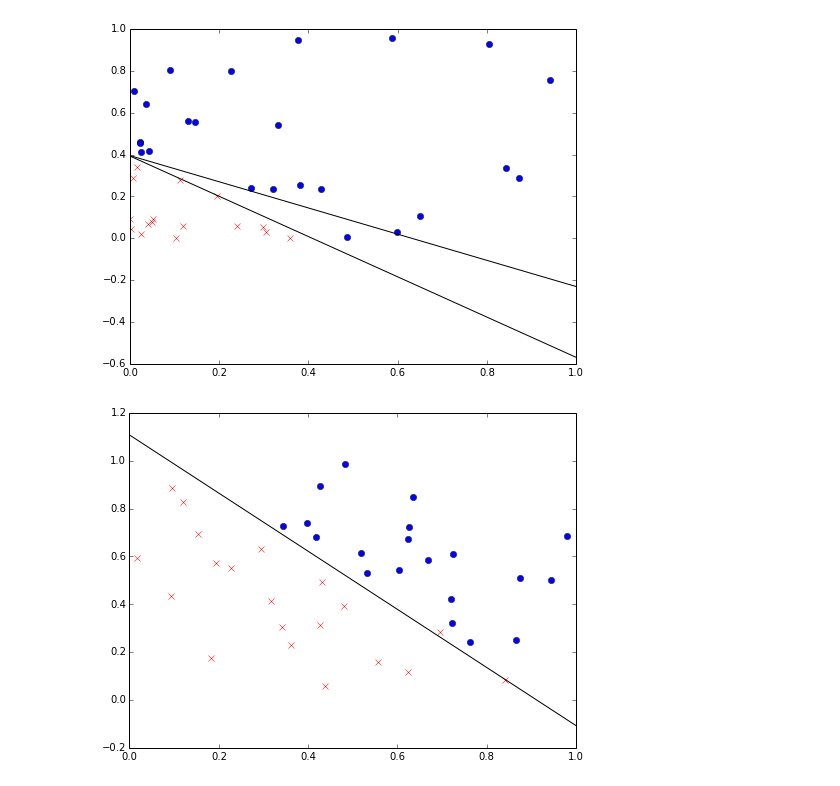
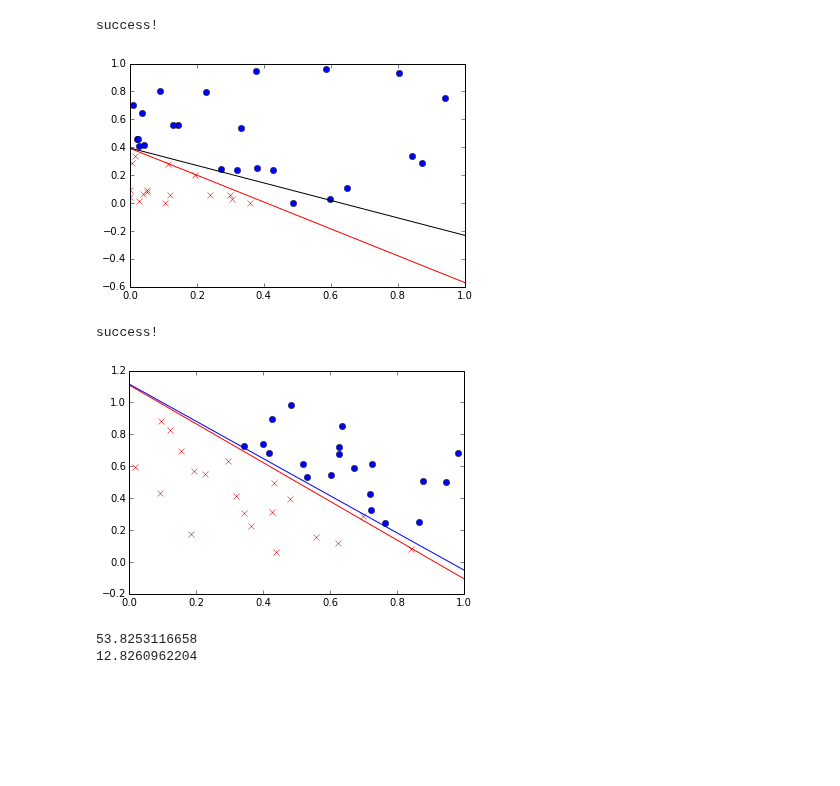
Before and after one commit to Chuphay/school, a Jupyter notebook: ML/Non_linear.ipynb, the cells around one changed output. Saved outputs shown, nothing was run; the diff lists cells and outputs as text; code cells hidden in the pictures; blank space fills up the shorter version.

Commit message:
added square error

```diff
--- a/ML/Non_linear.ipynb
+++ b/ML/Non_linear.ipynb
@@ -8,11 +12,11 @@ def plot_data(data, target):
             plot(data[i][0],data[i][1],c = 'r', marker = 'x')
         else:
             plot(data[i][0],data[i][1],c = 'b', marker = 'o')
-def plot_perceptron(w):
+def plot_perceptron(w, c = 'k'):
     x = linspace(0,1,100)
     slope = -w[1]/w[2]
     intercept = - w[0]/w[2]
-    plot(x,slope*x +intercept,'k')
+    plot(x,slope*x +intercept,c)
 # %%
 
 seed(131)
@@ -50,35 +54,37 @@ for i in range(length):
 # %%
 
 new_data = array(new_data)
 def linear_regression(data, target):
 
     x = hstack((np.ones((data.shape[0],1)),data))
     w = dot(pinv(x), target)
     return w
 
 
 def PLA(data,target,max = 200):
     w = randn(3)
 
     for i in range(max): #just in case the data is not linearly seperable
         error = False
         for i, e in enumerate(data):
             x = array([1,e[0],e[1]])
 
             if(sign(dot(w,x)) != target[i]):
                 error = True
                 w = w + target[i]*x
 
         if(error == False):
+            print("success!")
             break
     return w
 pla = PLA(new_data,target)
 w =  linear_regression(new_data, target)
 plot_data(new_data,target)
-plot_perceptron(pla)
+plot_perceptron(pla,'r')
 plot_perceptron(w)
 # %% [output]
+success!
-[figure, old version]
+[figure, new version]
 # %%
 seed(123)
 length = 40
@@ -92,7 +98,19 @@ for i in range(length):
 
 plot_data(data,target)
 w =  linear_regression(array(data), target)
-
-plot_perceptron(w)
+w_pla  = PLA(array(data),target)
+plot_perceptron(w_pla,'b')
+plot_perceptron(w,'r')
 # %% [output]
+success!
-[figure, old version]
+[figure, new version]
+# %%
+def get_sq_error(data, w ,target):
+    x = hstack((np.ones((data.shape[0],1)),data))
+    return sum((dot(x,w)-target)**2)
+
+print(get_sq_error(array(data), w_pla, target))
+print(get_sq_error(array(data), w, target))
+# %% [output]
+53.8253116658
+12.8260962204
```
Also changed, not shown: parts of 3 cells of this notebook.
